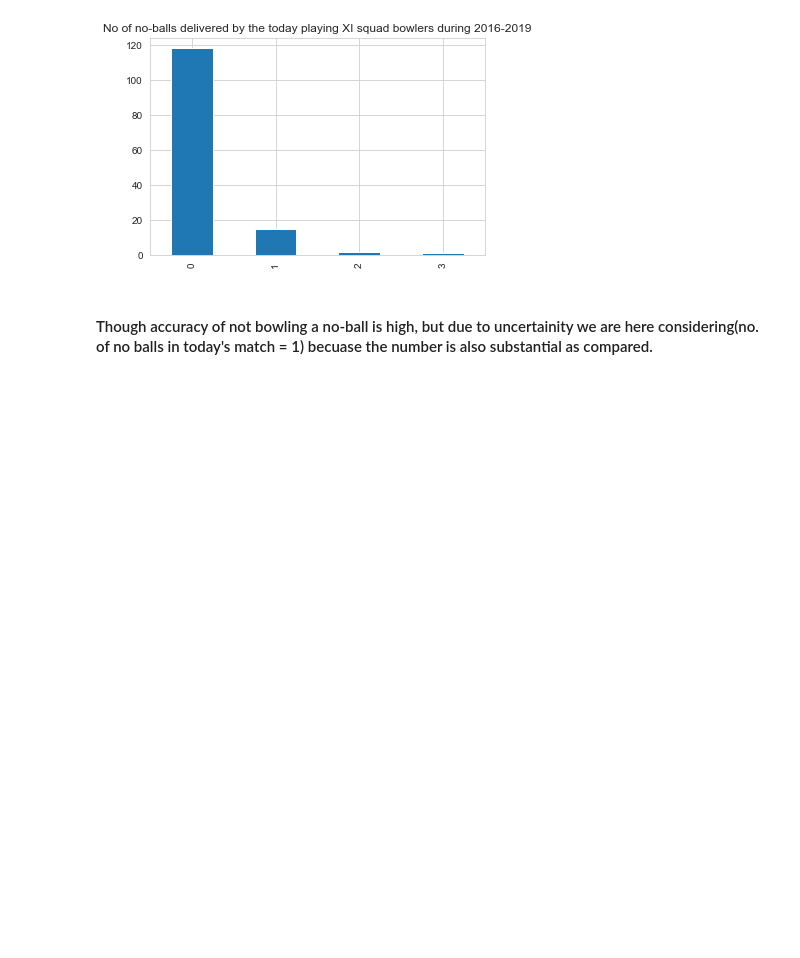
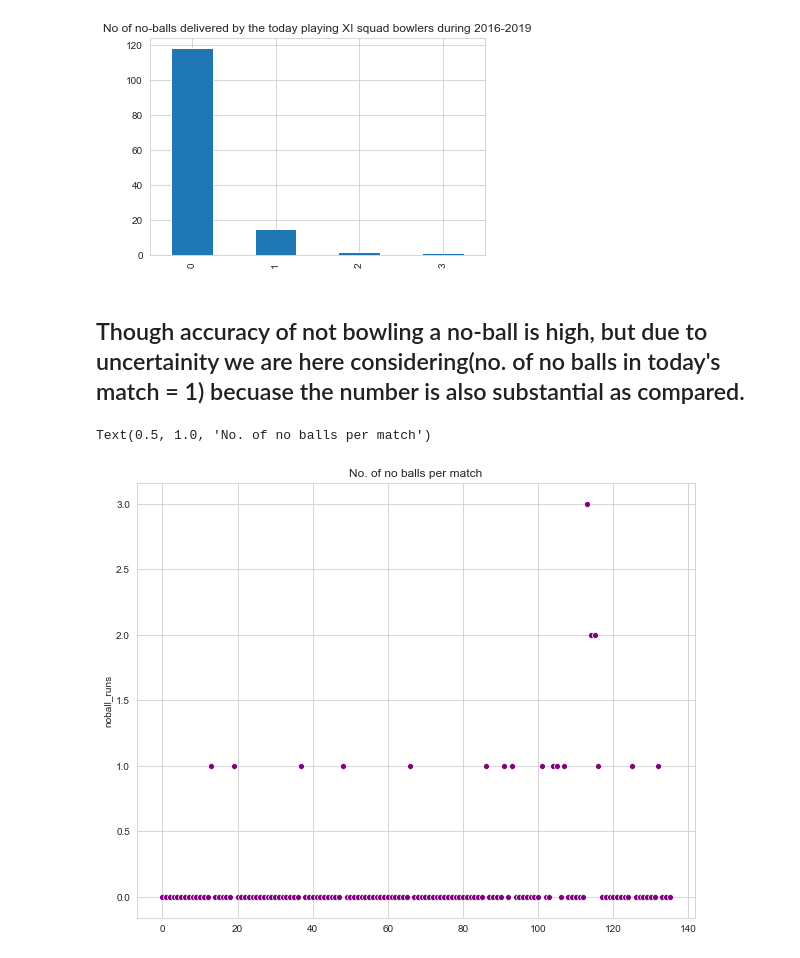
Before and after one commit to bhaskar-29/Widhya, a Jupyter notebook: 11 Oct.ipynb, the cells around one changed output. Drawn from its saved outputs; the diff is of its cells as text; code cells hidden in the pictures; blank space fills up the shorter version.

```diff
--- a/11 Oct.ipynb
+++ b/11 Oct.ipynb
@@ -146,4 +146,12 @@ plt.title("No of no-balls delivered by the today playing XI squad bowlers during
 Text(0.5, 1.0, 'No of no-balls delivered by the today playing XI squad bowlers during 2016-2019')
 [figure]
 # %% [markdown]
-#### Though accuracy of not bowling a no-ball is high, but due to uncertainity we are here considering(no. of no balls in today's match =  1) becuase the number is also substantial as compared.
+## Though accuracy of not bowling a no-ball is high, but due to uncertainity we are here considering(no. of no balls in today's match =  1) becuase the number is also substantial as compared.
+# %%
+plt.figure(figsize=(10,8))
+no_balls = delivery[delivery['bowler'].isin(today_bowler_squad)].groupby('match_id').sum().reset_index()
+sns.scatterplot(x=no_balls.index, y='noball_runs', data=no_balls, color='purple')
+plt.title("No. of no balls per match")
+# %% [output]
+Text(0.5, 1.0, 'No. of no balls per match')
+[figure, added]
```
